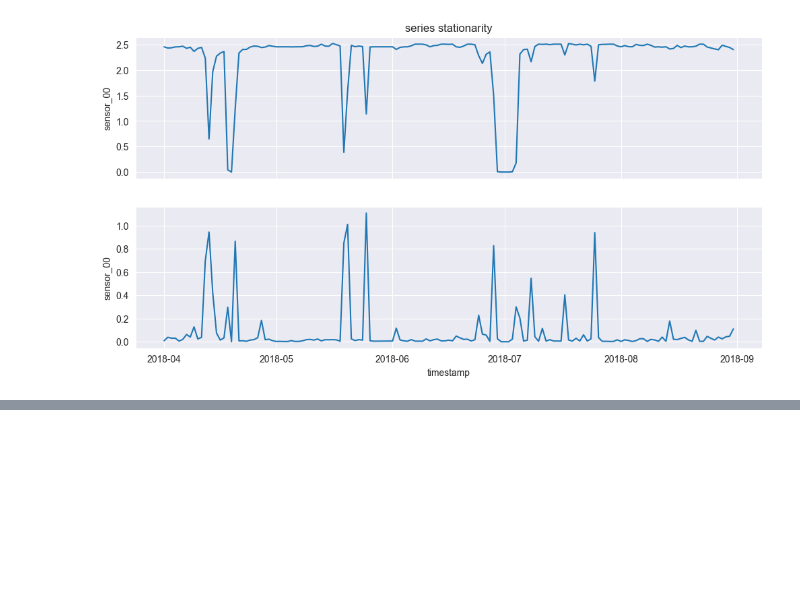
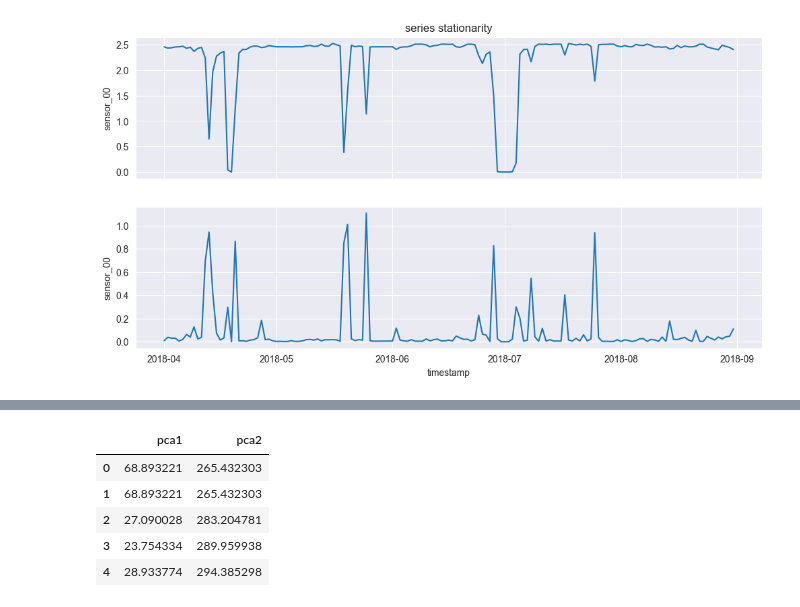
Before and after one commit to nitishsingh158/energy_consumption_clustering, a Jupyter notebook: energy_clustering.ipynb, the cells around one changed output, grey strips where cells are left out. Saved outputs shown, nothing was run; the diff lists cells and outputs as text; code cells hidden in the pictures; blank space fills up the shorter version.

```diff
--- a/energy_clustering.ipynb
+++ b/energy_clustering.ipynb
@@ -324,0 +348,11 @@ Text(0.5, 1.0, 'series stationarity')
+# %%
+pca = PCA(n_components=3)
+principal_comp = pca.fit_transform(x)
+pca_df = pd.DataFrame(data=principal_comp, columns=["pca1", "pca2", "pca3"])
+# %% [output]
+|  | pca1 | pca2 |
+| 0 | 68.893221 | 265.432303 |
+| 1 | 68.893221 | 265.432303 |
+| 2 | 27.090028 | 283.204781 |
+| 3 | 23.754334 | 289.959938 |
+| 4 | 28.933774 | 294.385298 |
```
Also changed, not shown: parts of 9 cells of this notebook.
